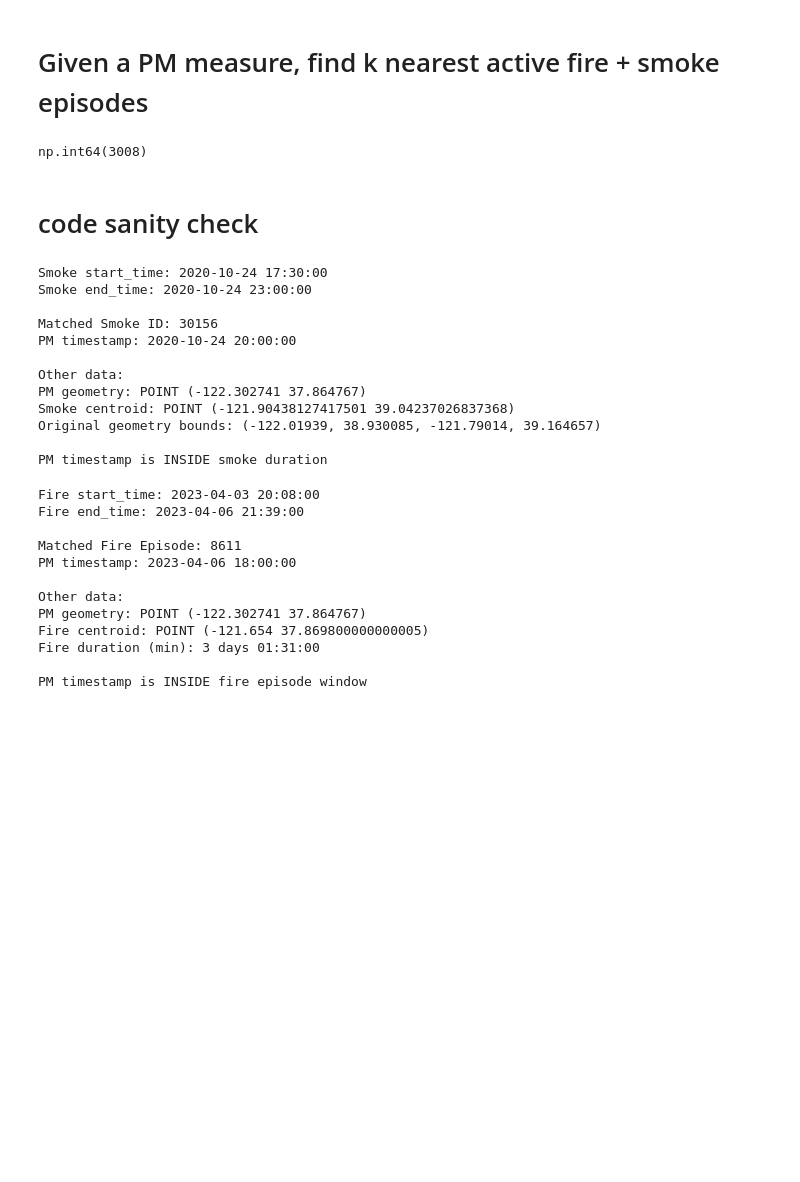
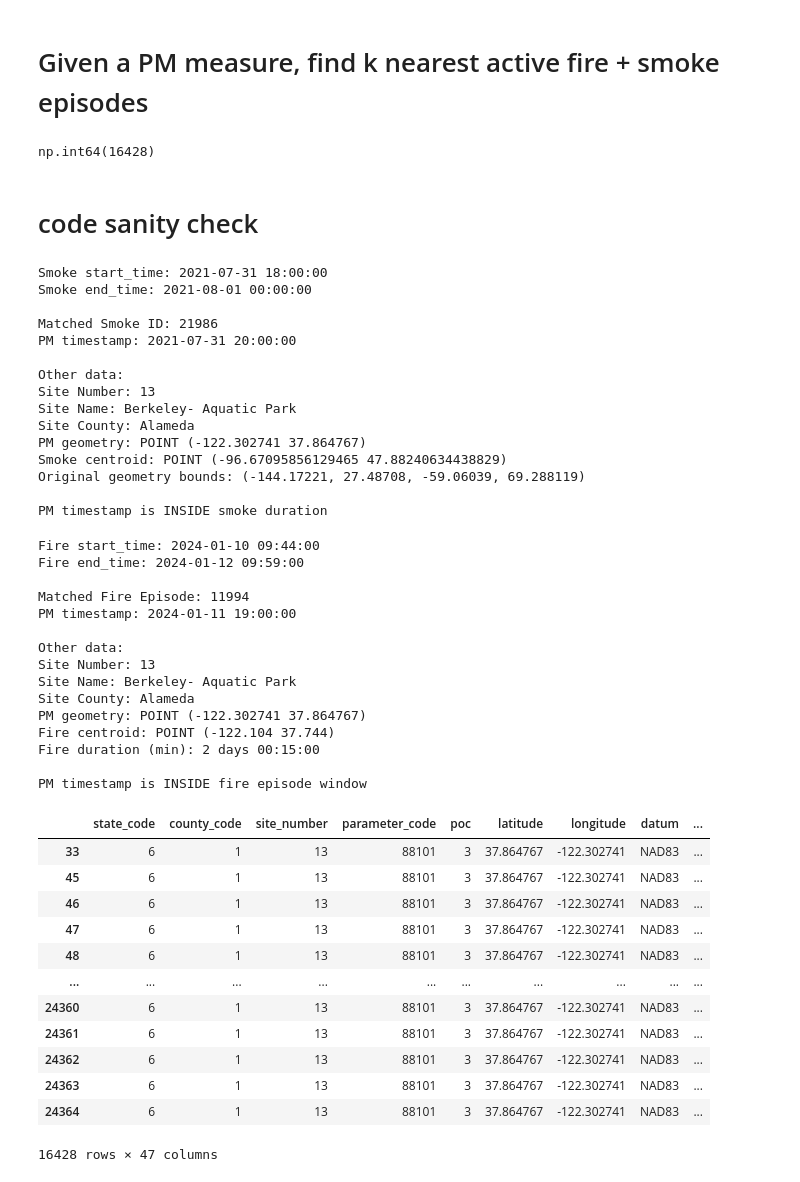
Before and after one commit to jeffreyschoi/cali_air_quality, a Jupyter notebook: data_aligning.ipynb, the cells around one changed output. Cells and saved outputs as stored; diff of their text form; code cells hidden in the pictures; blank space fills up the shorter version.

```diff
--- a/data_aligning.ipynb
+++ b/data_aligning.ipynb
@@ -113,8 +129,8 @@ def build_pm_gdf(
     data,
     lat_col="latitude",
     lon_col="longitude",
-    date_col="date_local",
-    time_col="time_local",
+    date_col="date_gmt",
+    time_col="time_gmt",
 ):
     dt = pd.to_datetime(
         data[date_col].astype(str) + " " + data[time_col].astype(str),
@@ -128,10 +144,10 @@ def build_pm_gdf(
     pm_gdf = gpd.GeoDataFrame(data, geometry=geometry, crs="EPSG:4326")
     return pm_gdf
 # %%
-pm_gdf = build_pm_gdf(pm_raw)
+pm_gdf = build_pm_gdf(data)
 
 pm_gdf["timestamp"] = pd.to_datetime(
-    pm_gdf["date_local"].astype(str) + " " + pm_gdf["time_local"].astype(str),
+    pm_gdf["date_gmt"].astype(str) + " " + pm_gdf["time_gmt"].astype(str),
     errors="coerce"
 )
 
@@ -231,9 +247,9 @@ for pm_row in tqdm(pm_gdf.itertuples(), total=len(pm_gdf)):
 df_features = pd.DataFrame(results)
 gdf_pm = pd.concat([pm_gdf.reset_index(drop=True), df_features], axis=1)
 # %%
-gdf_pm["smoke_dist_3"].count()
+gdf_pm["smoke_dist_1"].count()
 # %% [output]
-np.int64(3008)
+np.int64(16428)
 # %% [markdown]
 # code sanity check
 # %%
@@ -255,6 +271,9 @@ else:
     print("PM timestamp:", sample_pm.timestamp)
 
     print("\nOther data:")
+    print("Site Number:", sample_pm_fire.site_number)
+    print("Site Name:", sample_pm_fire.site_name)
+    print("Site County:", sample_pm_fire.county)
     print("PM geometry:", sample_pm.geometry)
     print("Smoke centroid:", smoke_row.centroid)
     print("Original geometry bounds:", smoke_row.geometry.bounds)
@@ -264,16 +283,19 @@ else:
     else:
         print("\nPM timestamp OUTSIDE smoke duration")
 # %% [output]
-Smoke start_time: 2020-10-24 17:30:00
-Smoke end_time: 2020-10-24 23:00:00
+Smoke start_time: 2021-07-31 18:00:00
+Smoke end_time: 2021-08-01 00:00:00
 
-Matched Smoke ID: 30156
-PM timestamp: 2020-10-24 20:00:00
+Matched Smoke ID: 21986
+PM timestamp: 2021-07-31 20:00:00
 
 Other data:
+Site Number: 13
+Site Name: Berkeley- Aquatic Park
+Site County: Alameda
 PM geometry: POINT (-122.302741 37.864767)
-Smoke centroid: POINT (-121.90438127417501 39.04237026837368)
-Original geometry bounds: (-122.01939, 38.930085, -121.79014, 39.164657)
+Smoke centroid: POINT (-96.67095856129465 47.88240634438829)
+Original geometry bounds: (-144.17221, 27.48708, -59.06039, 69.288119)
 
 PM timestamp is INSIDE smoke duration
 # %%
@@ -294,6 +316,9 @@ else:
     print("PM timestamp:", sample_pm_fire.timestamp)
 
     print("\nOther data:")
+    print("Site Number:", sample_pm_fire.site_number)
+    print("Site Name:", sample_pm_fire.site_name)
+    print("Site County:", sample_pm_fire.county)
     print("PM geometry:", sample_pm_fire.geometry)
     print("Fire centroid:", fire_row.geometry)
     print("Fire duration (min):", (fire_row.end_time - fire_row.start_time))
@@ -303,15 +328,34 @@ else:
     else:
         print("\nM timestamp is OUTSIDE fire episode window")
 # %% [output]
-Fire start_time: 2023-04-03 20:08:00
-Fire end_time: 2023-04-06 21:39:00
+Fire start_time: 2024-01-10 09:44:00
+Fire end_time: 2024-01-12 09:59:00
 
-Matched Fire Episode: 8611
-PM timestamp: 2023-04-06 18:00:00
+Matched Fire Episode: 11994
+PM timestamp: 2024-01-11 19:00:00
 
 Other data:
+Site Number: 13
+Site Name: Berkeley- Aquatic Park
+Site County: Alameda
 PM geometry: POINT (-122.302741 37.864767)
-Fire centroid: POINT (-121.654 37.869800000000005)
-Fire duration (min): 3 days 01:31:00
+Fire centroid: POINT (-122.104 37.744)
+Fire duration (min): 2 days 00:15:00
 
 PM timestamp is INSIDE fire episode window
+# %%
+pm_with_fire
+# %% [output]
+|  | state_code | county_code | site_number | parameter_code | poc | latitude | longitude | datum | ... |
+| 33 | 6 | 1 | 13 | 88101 | 3 | 37.864767 | -122.302741 | NAD83 | ... |
+| 45 | 6 | 1 | 13 | 88101 | 3 | 37.864767 | -122.302741 | NAD83 | ... |
+| 46 | 6 | 1 | 13 | 88101 | 3 | 37.864767 | -122.302741 | NAD83 | ... |
+| 47 | 6 | 1 | 13 | 88101 | 3 | 37.864767 | -122.302741 | NAD83 | ... |
+| 48 | 6 | 1 | 13 | 88101 | 3 | 37.864767 | -122.302741 | NAD83 | ... |
+| ... | ... | ... | ... | ... | ... | ... | ... | ... | ... |
+| 24360 | 6 | 1 | 13 | 88101 | 3 | 37.864767 | -122.302741 | NAD83 | ... |
+| 24361 | 6 | 1 | 13 | 88101 | 3 | 37.864767 | -122.302741 | NAD83 | ... |
+| 24362 | 6 | 1 | 13 | 88101 | 3 | 37.864767 | -122.302741 | NAD83 | ... |
+| 24363 | 6 | 1 | 13 | 88101 | 3 | 37.864767 | -122.302741 | NAD83 | ... |
+| 24364 | 6 | 1 | 13 | 88101 | 3 | 37.864767 | -122.302741 | NAD83 | ... |
+16428 rows × 47 columns
```
Also changed, not shown: parts of 3 cells of this notebook, 1 other file.
